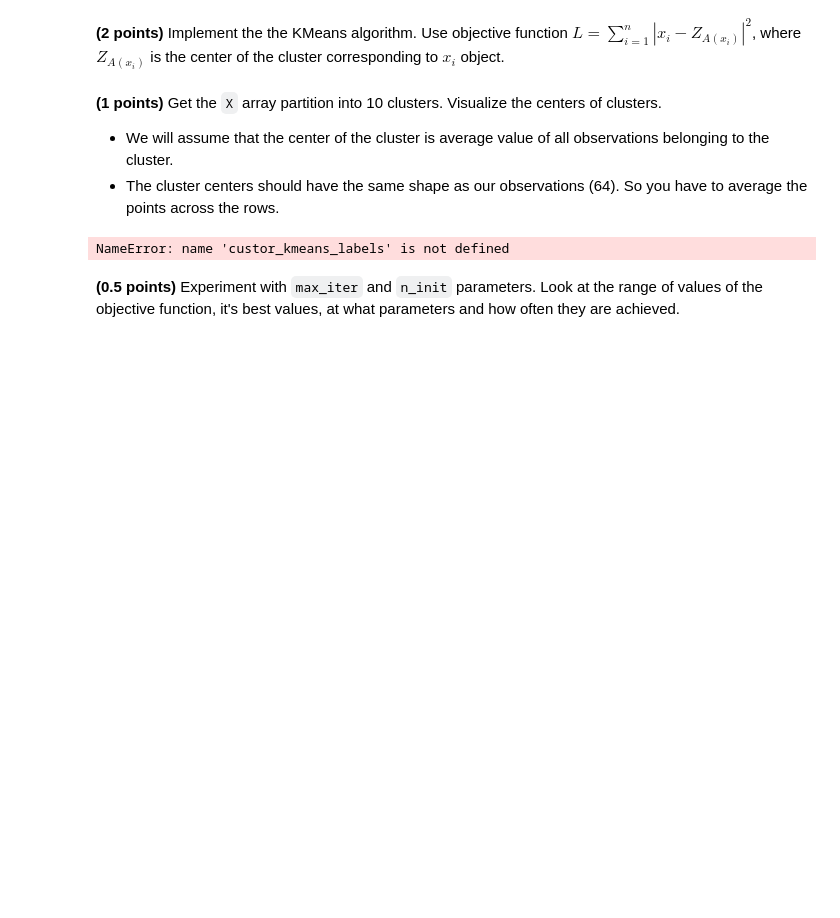
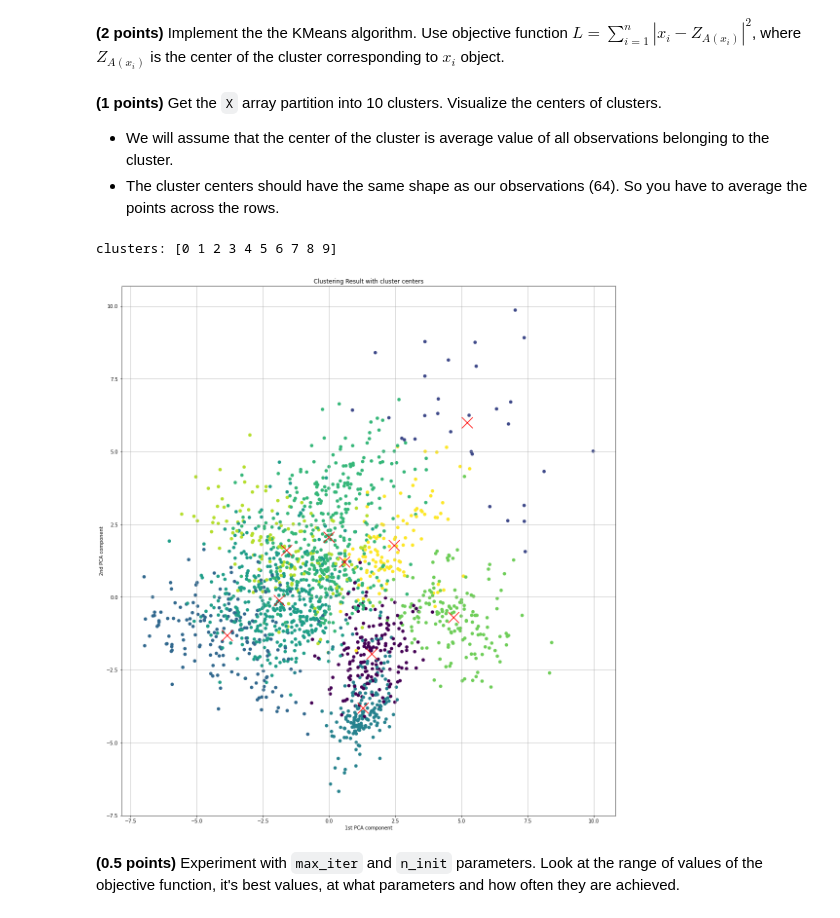
Before and after one commit to AndreiMedvedevSaratov/ml-8_clustering, a Jupyter notebook: clustering.ipynb, the cells around one changed output. Saved outputs shown, nothing was run; the diff lists cells and outputs as text; code cells hidden in the pictures; blank space fills up the shorter version.

```diff
--- a/clustering.ipynb
+++ b/clustering.ipynb
@@ -114,11 +183,45 @@ class CustomKMeans:
 **(1 points)** Get the `X` array partition into 10 clusters. Visualize the centers of clusters.
 - We will assume that the center of the cluster is average value of all observations belonging to the cluster.
 - The cluster centers should have the same shape as our observations (64). So you have to average the points across the rows.
-# %%
-custom_kmeans_labels = ...
-assert custor_kmeans_labels.shape == (1797,)
-# %% [output]
-NameError: name 'custor_kmeans_labels' is not defined
+# %%
+from sklearn.decomposition import PCA
+from sklearn.preprocessing import StandardScaler
+
+scaler = StandardScaler()
+X_scaled = scaler.fit_transform(X)
+
+kmeans = CustomKMeans(n_clusters=10, max_iter=150, n_init=10)
+kmeans = kmeans.fit(X_scaled)
+
+custom_kmeans_labels = kmeans.predict(X_scaled)
+print(f'clusters: {np.unique(custom_kmeans_labels)}')
+
+assert custom_kmeans_labels.shape == (1797,)
+# %% [output]
+clusters: [0 1 2 3 4 5 6 7 8 9]
+# %%
+pca = PCA()
+pca.fit(X_scaled)
+X_pca = pca.transform(X_scaled)
+
+centers_pca = pca.transform(kmeans.cluster_centers_)
+
+fig = plt.figure(figsize=(40, 20))
+
+ax1 = fig.add_subplot(121)
+
+ax1.scatter(X_pca[:,0],
+            X_pca[:,1],
+            c = custom_kmeans_labels.astype(float))
+
+ax1.scatter(centers_pca[:,0], centers_pca[:,1], c = 'r', marker='x', s = 500)
+ax1.set_title('Clustering Result with cluster centers')
+ax1.set_xlabel('1st PCA component')
+ax1.set_ylabel('2nd PCA component')
+
+ax1.grid()
+# %% [output]
+[figure, added]
 # %% [markdown]
 **(0.5 points)** Experiment with `max_iter` and `n_init` parameters. Look at the range of values of the objective function, it's best values, at what parameters and how often they are achieved.
 # %% [markdown]
```
Also changed, not shown: parts of 3 cells of this notebook.
